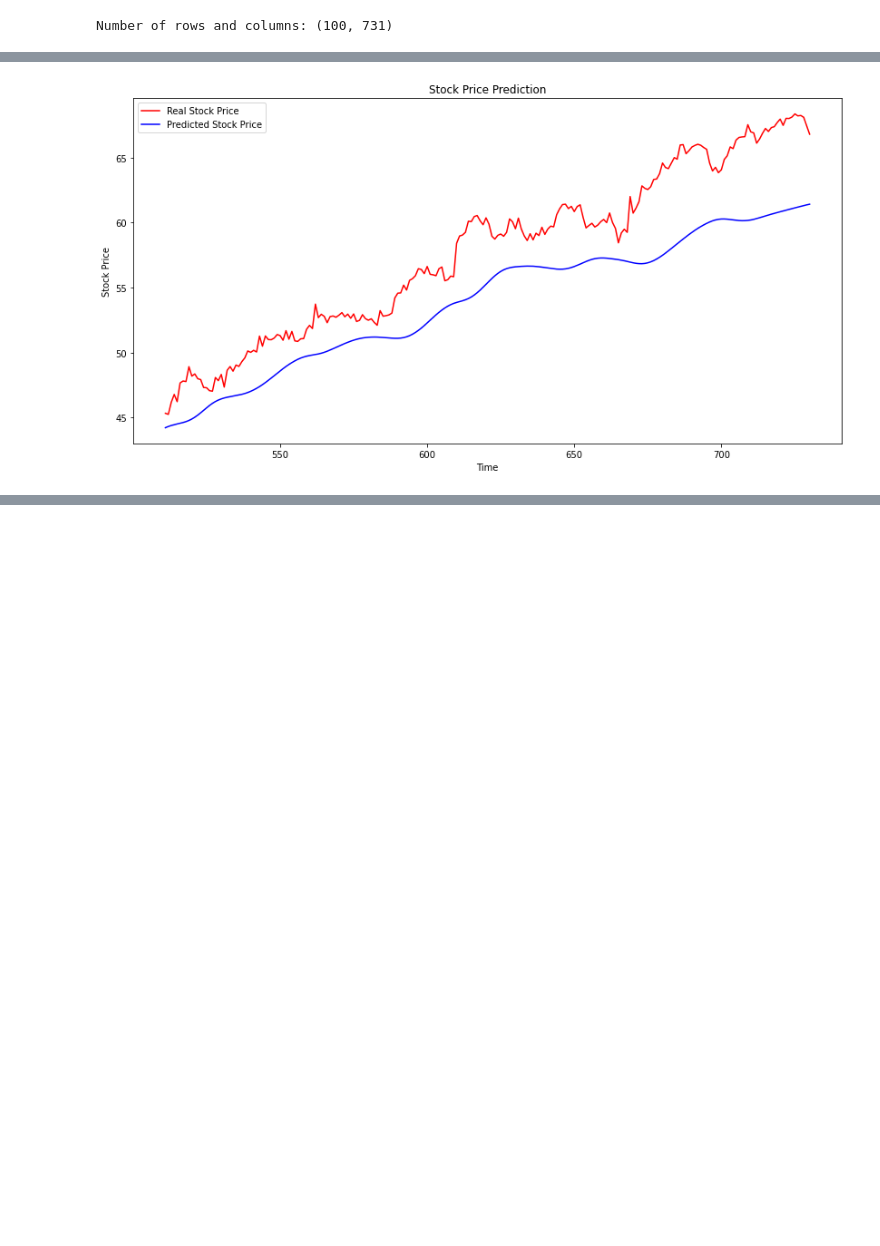
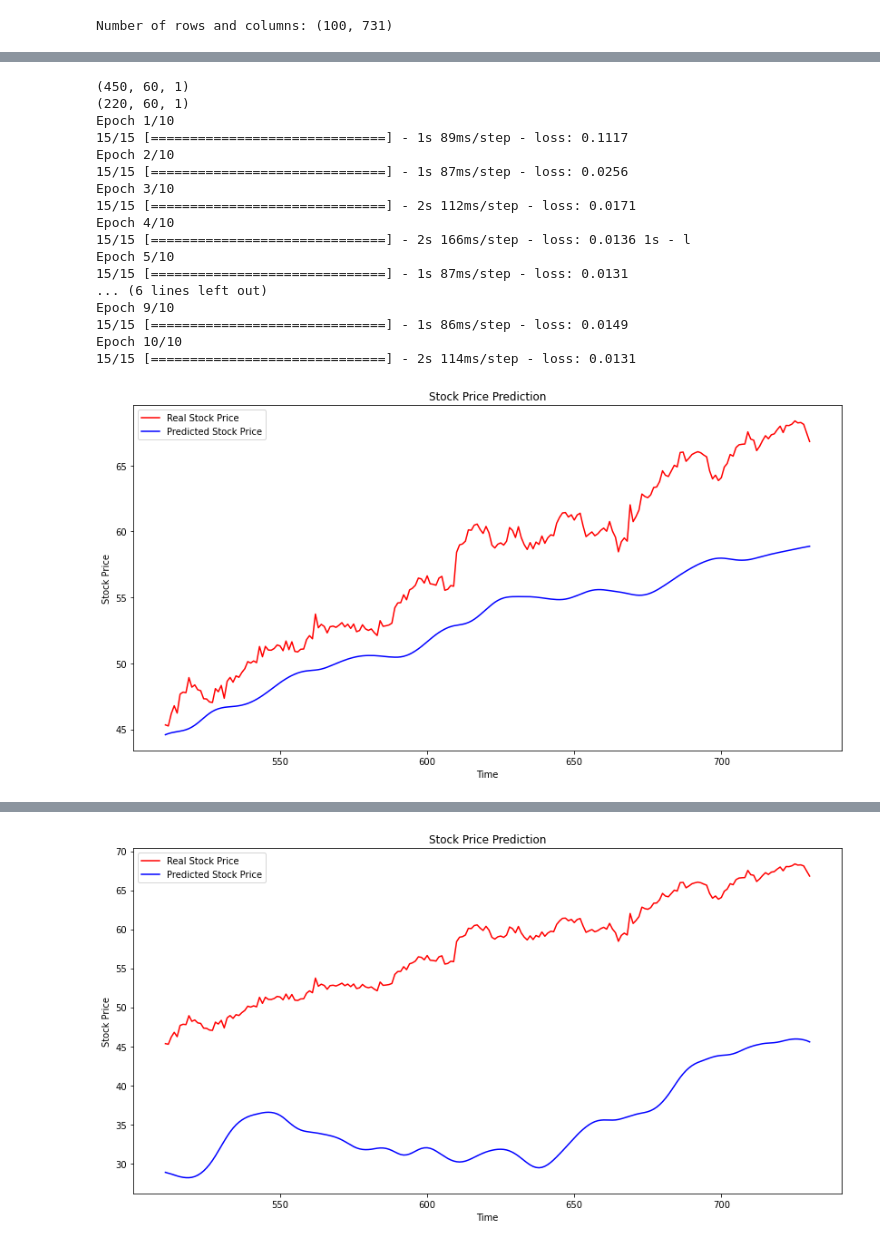
Before and after one commit to DImiTrisXam/algo_project1, a Jupyter notebook: project3/forecast.ipynb, the cells around one changed output, grey strips where cells are left out. Cells and saved outputs as stored; diff of their text form; code cells hidden in the pictures; blank space fills up the shorter version.

Commit message:
train N timeseries with themselves

```diff
--- a/project3/forecast.ipynb
+++ b/project3/forecast.ipynb
@@ -20,13 +11,12 @@ from functions import split_dataset_LSTM
 df = pd.read_csv("datasets/nasd_input.csv", header=None, sep='\t')
 print("Number of rows and columns:", df.shape)
 # df.head(5)
+
+time_array = np.array([x for x in range(len(df.columns))])
+df2 = pd.DataFrame(time_array)
+
+N = 5  # number of time series from dataset
+look_back = 60
+sc = MinMaxScaler(feature_range=(0, 1))
 # %% [output]
 Number of rows and columns: (100, 731)
-# %%
-# Creating a data structure with 60 time-steps and 1 output
-look_back = 60
-sc = MinMaxScaler(feature_range=(0, 1))
-X_train, y_train, X_test, train_size = split_dataset_LSTM(df, 0, 0.7, sc, look_back)
-
-print(X_train.shape)
-print(X_test.shape)
@@ -85,17 +23,44 @@ predicted_stock_price = sc.inverse_transform(predicted_stock_price)
 # %%
-time_array = np.array([x for x in range(len(df.columns))])
-df2 = pd.DataFrame(time_array)
+for i in range(N):
+    # Creating a data structure with 'look_back' time-steps and 1 output
+    X_train, y_train, X_test, train_size = split_dataset_LSTM(df, i, 0.7, sc, look_back)
 
-# Visualising the results
-plt.figure(figsize=(14, 7))
-plt.plot(df2.iloc[train_size:].values, df.iloc[0, train_size:].values,
-         color='red', label='Real Stock Price')
-plt.plot(df2.iloc[train_size:].values, predicted_stock_price,
-         color='blue', label='Predicted Stock Price')
-plt.title('Stock Price Prediction')
-plt.xlabel('Time')
-plt.ylabel('Stock Price')
-plt.legend()
-plt.show()
+    print(X_train.shape)
+    print(X_test.shape)
+
+    model = train_model_LSTM(X_train, y_train)
+
+    # Getting the predicted stock price
+    predicted_stock_price = model.predict(X_test)
+    predicted_stock_price = sc.inverse_transform(predicted_stock_price)
+
+    # Visualising the results
+    plt.figure(figsize=(14, 7))
+    plt.plot(df2.iloc[train_size:].values, df.iloc[0, train_size:].values,
+            color='red', label='Real Stock Price')
+    plt.plot(df2.iloc[train_size:].values, predicted_stock_price,
+            color='blue', label='Predicted Stock Price')
+    plt.title('Stock Price Prediction')
+    plt.xlabel('Time')
+    plt.ylabel('Stock Price')
+    plt.legend()
+    plt.show()
 # %% [output]
+(450, 60, 1)
+(220, 60, 1)
+Epoch 1/10
+15/15 [==============================] - 1s 89ms/step - loss: 0.1117
+Epoch 2/10
+15/15 [==============================] - 1s 87ms/step - loss: 0.0256
+Epoch 3/10
+15/15 [==============================] - 2s 112ms/step - loss: 0.0171
+Epoch 4/10
+15/15 [==============================] - 2s 166ms/step - loss: 0.0136 1s - l
+Epoch 5/10
+15/15 [==============================] - 1s 87ms/step - loss: 0.0131
+... (6 lines left out)
+Epoch 9/10
+15/15 [==============================] - 1s 86ms/step - loss: 0.0149
+Epoch 10/10
+15/15 [==============================] - 2s 114ms/step - loss: 0.0131
-[figure, old version]
+[figure, new version]
@@ -101,0 +84 @@ plt.show()
+[figure, added]
```
Also changed, not shown: parts of 5 cells of this notebook, 2 other files.
